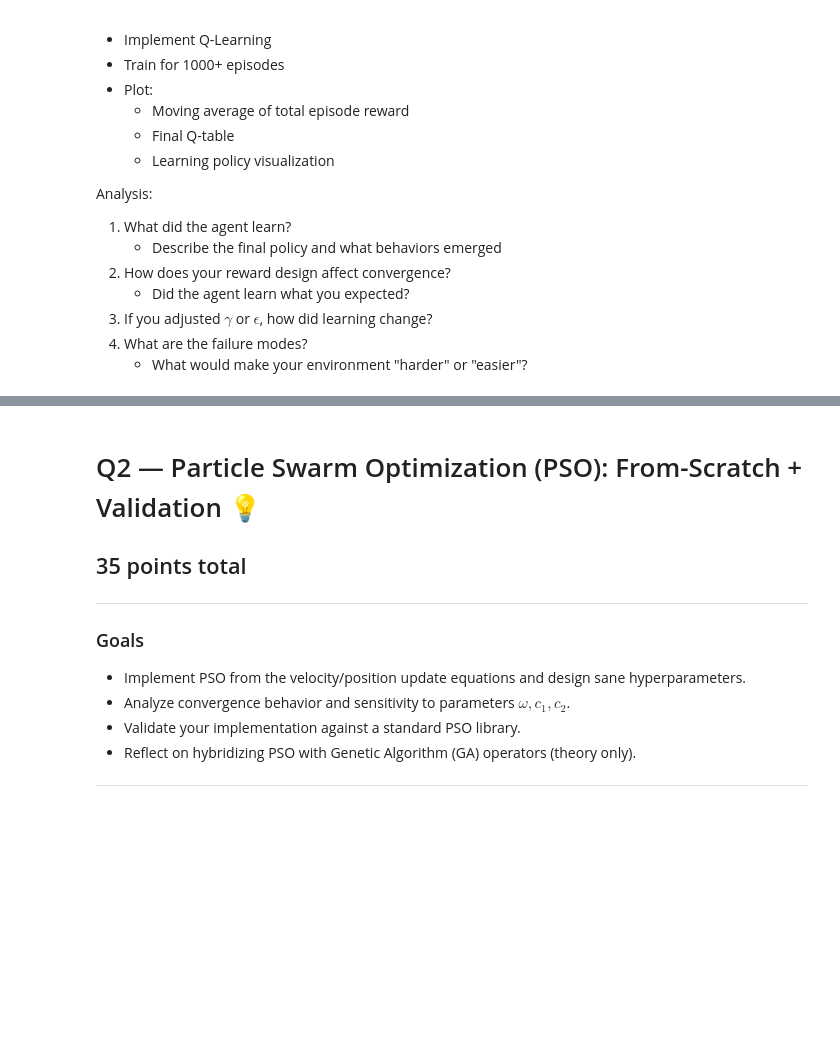
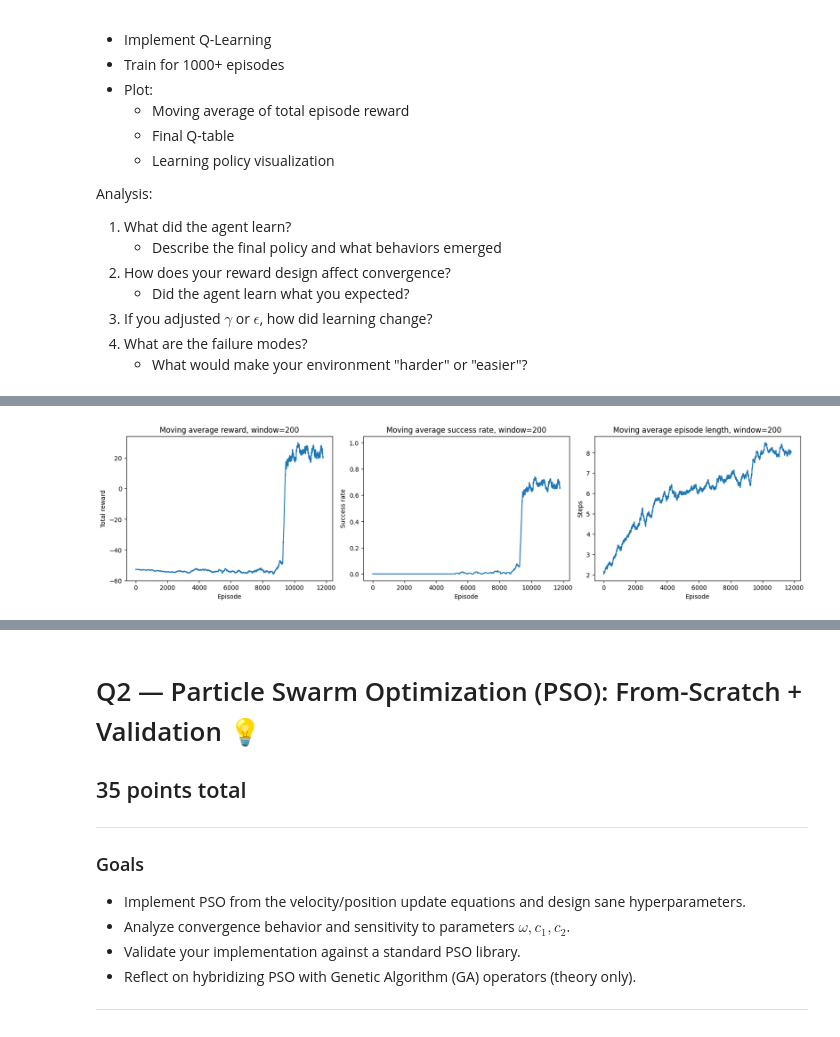
Before and after one commit to CovertRob/ai-algorithms-base, a Jupyter notebook: homework/HW4.ipynb, the cells around one changed output, grey strips where cells are left out. Saved outputs shown, nothing was run; the diff lists cells and outputs as text; code cells hidden in the pictures; blank space fills up the shorter version.

```diff
--- a/homework/HW4.ipynb
+++ b/homework/HW4.ipynb
@@ -92,0 +741,27 @@ Analysis:
+# %%
+window_size = 200
+reward_ma = moving_average(history["episode_rewards"], window_size)
+success_ma = moving_average(history["episode_successes"], window_size)
+length_ma = moving_average(history["episode_lengths"], window_size)
+
+fig, axes = plt.subplots(1, 3, figsize=(16, 4), constrained_layout=True)
+
+axes[0].plot(reward_ma)
+axes[0].set_title(f"Moving average reward, window={window_size}")
+axes[0].set_xlabel("Episode")
+axes[0].set_ylabel("Total reward")
+
+axes[1].plot(success_ma)
+axes[1].set_title(f"Moving average success rate, window={window_size}")
+axes[1].set_xlabel("Episode")
+axes[1].set_ylabel("Success rate")
+axes[1].set_ylim(-0.05, 1.05)
+
+axes[2].plot(length_ma)
+axes[2].set_title(f"Moving average episode length, window={window_size}")
+axes[2].set_xlabel("Episode")
+axes[2].set_ylabel("Steps")
+
+plt.show()
+# %% [output]
+[figure, added]
```
Also changed, not shown: parts of 25 cells of this notebook.
